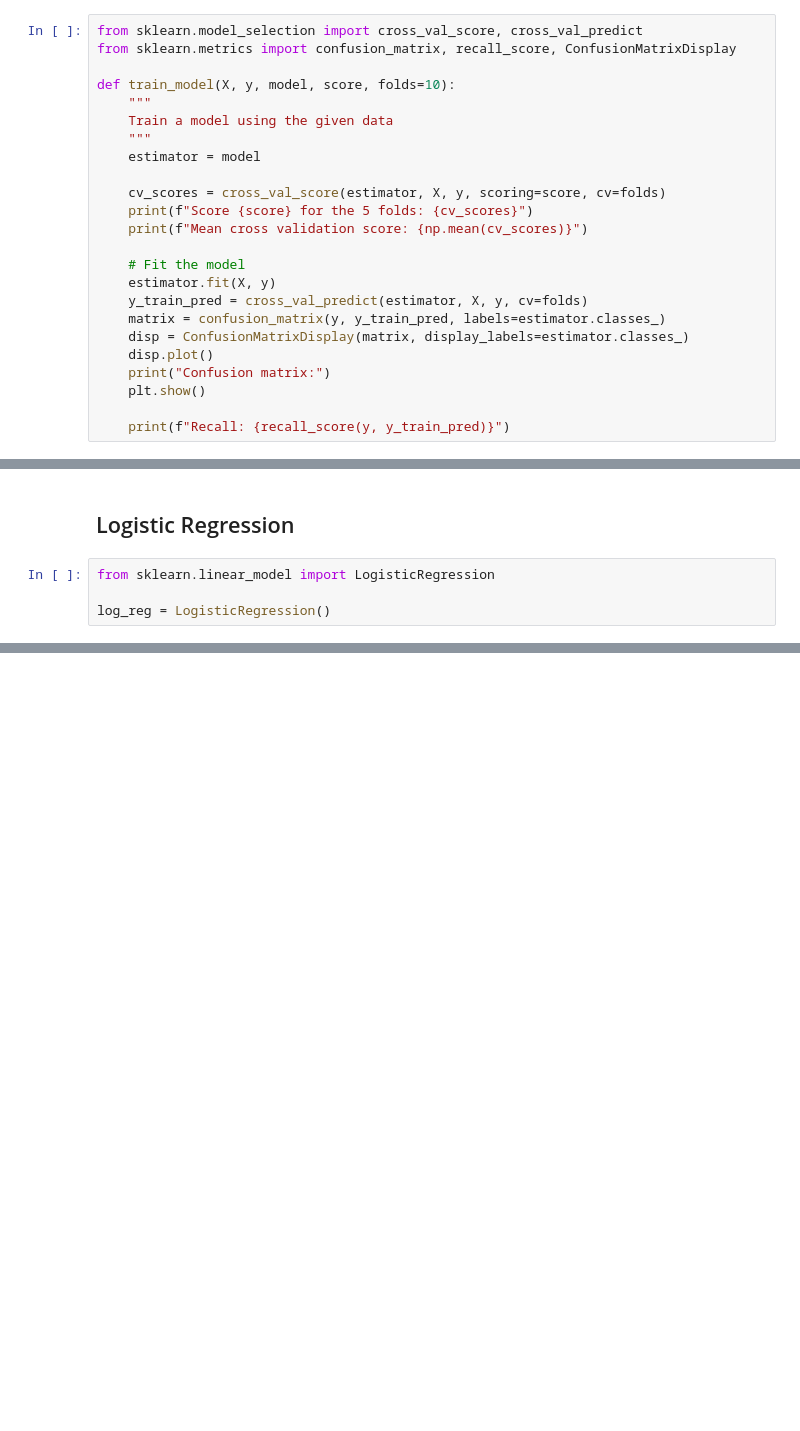
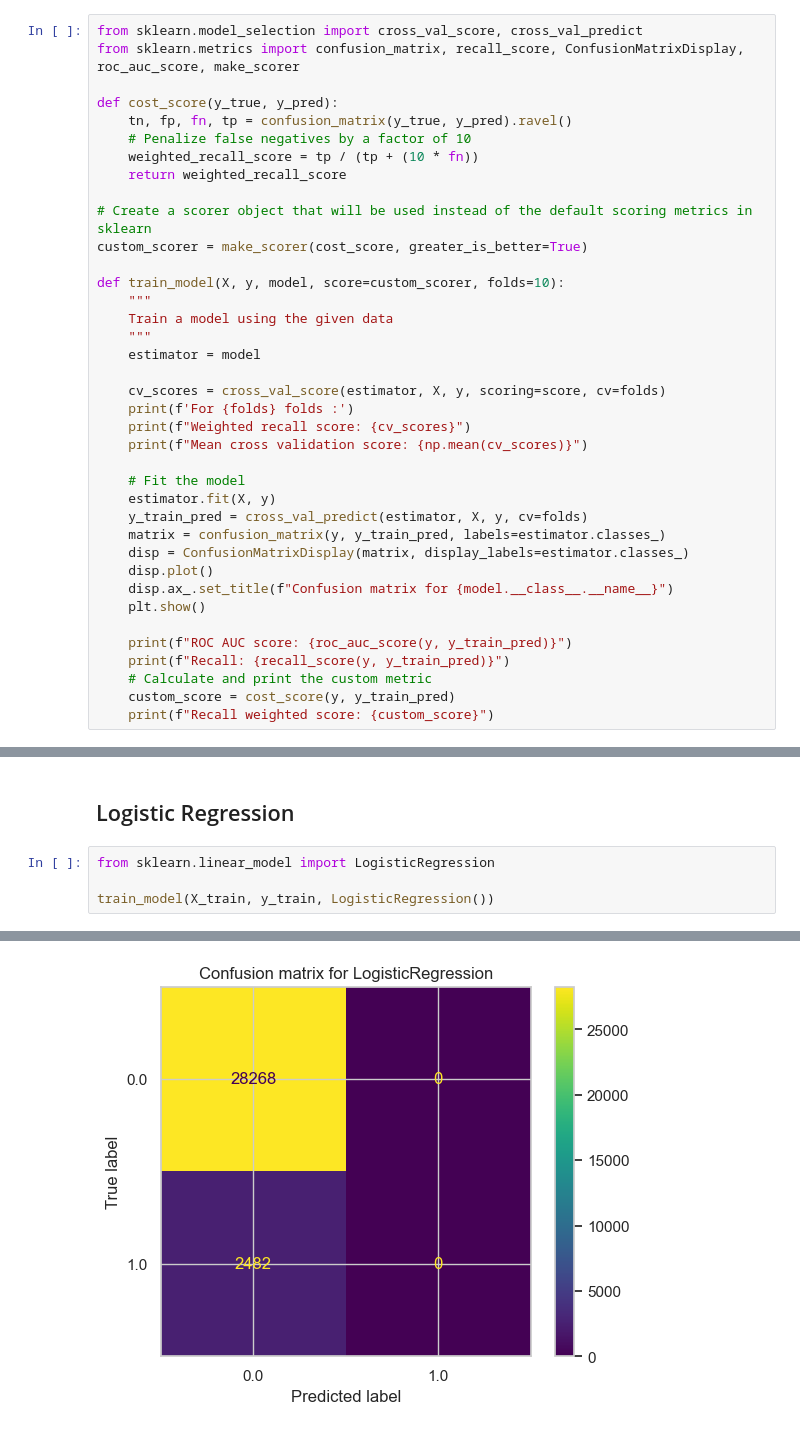
Before and after one commit to Laeti-dev/P4_Credit-Scoring-Model, a Jupyter notebook: ikusawa_laetitia_1_notebook_0824.ipynb, the cells around one changed output, grey strips where cells are left out. Saved outputs shown, nothing was run; the diff lists cells and outputs as text; blank space fills up the shorter version.

Commit message:
creates a custom score

```diff
--- a/ikusawa_laetitia_1_notebook_0824.ipynb
+++ b/ikusawa_laetitia_1_notebook_0824.ipynb
@@ -782,16 +782,26 @@ train = scaler.transform(subset)
 # Modelisation
 # %%
 from sklearn.model_selection import cross_val_score, cross_val_predict
-from sklearn.metrics import confusion_matrix, recall_score, ConfusionMatrixDisplay
+from sklearn.metrics import confusion_matrix, recall_score, ConfusionMatrixDisplay, roc_auc_score, make_scorer
 
-def train_model(X, y, model, score, folds=10):
+def cost_score(y_true, y_pred):
+    tn, fp, fn, tp = confusion_matrix(y_true, y_pred).ravel()
+    # Penalize false negatives by a factor of 10
+    weighted_recall_score = tp / (tp + (10 * fn))
+    return weighted_recall_score
+
+# Create a scorer object that will be used instead of the default scoring metrics in sklearn
+custom_scorer = make_scorer(cost_score, greater_is_better=True)
+
+def train_model(X, y, model, score=custom_scorer, folds=10):
     """
     Train a model using the given data
     """
     estimator = model
 
     cv_scores = cross_val_score(estimator, X, y, scoring=score, cv=folds)
-    print(f"Score {score} for the 5 folds: {cv_scores}")
+    print(f'For {folds} folds :')
+    print(f"Weighted recall score: {cv_scores}")
     print(f"Mean cross validation score: {np.mean(cv_scores)}")
 
     # Fit the model
@@ -800,10 +810,14 @@ def train_model(X, y, model, score, folds=10):
     matrix = confusion_matrix(y, y_train_pred, labels=estimator.classes_)
     disp = ConfusionMatrixDisplay(matrix, display_labels=estimator.classes_)
     disp.plot()
-    print("Confusion matrix:")
+    disp.ax_.set_title(f"Confusion matrix for {model.__class__.__name__}")
     plt.show()
 
+    print(f"ROC AUC score: {roc_auc_score(y, y_train_pred)}")
     print(f"Recall: {recall_score(y, y_train_pred)}")
+    # Calculate and print the custom metric
+    custom_score = cost_score(y, y_train_pred)
+    print(f"Recall weighted score: {custom_score}")
 # %%
 # Prepare the data
 X_train = subset.drop(columns=["TARGET"])
@@ -841,5 +848,5 @@ array([[28268,     0],
 # %%
 from sklearn.linear_model import LogisticRegression
 
-log_reg = LogisticRegression()
+train_model(X_train, y_train, LogisticRegression())
 # %% [output]
@@ -846,0 +890 @@ score train : 0.9192701304360551, test score : 1.0
+[figure, added]
```
Also changed, not shown: parts of 33 cells of this notebook.
